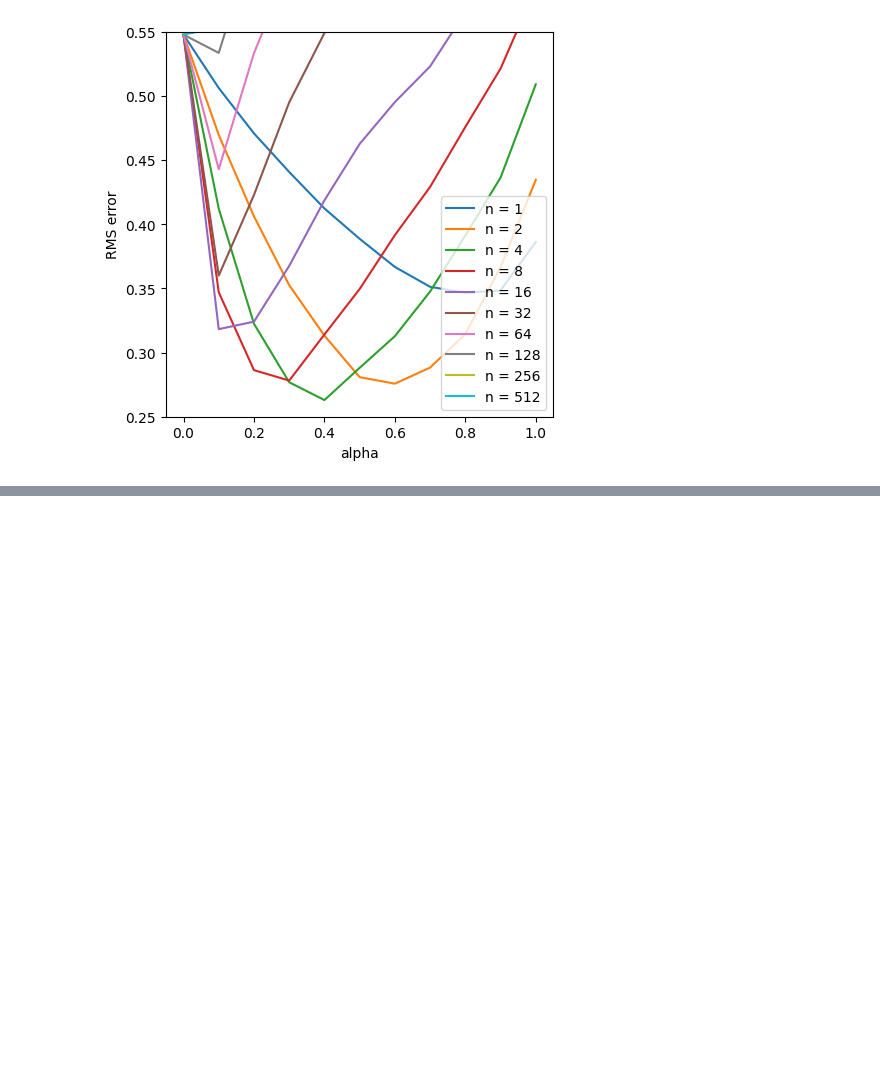
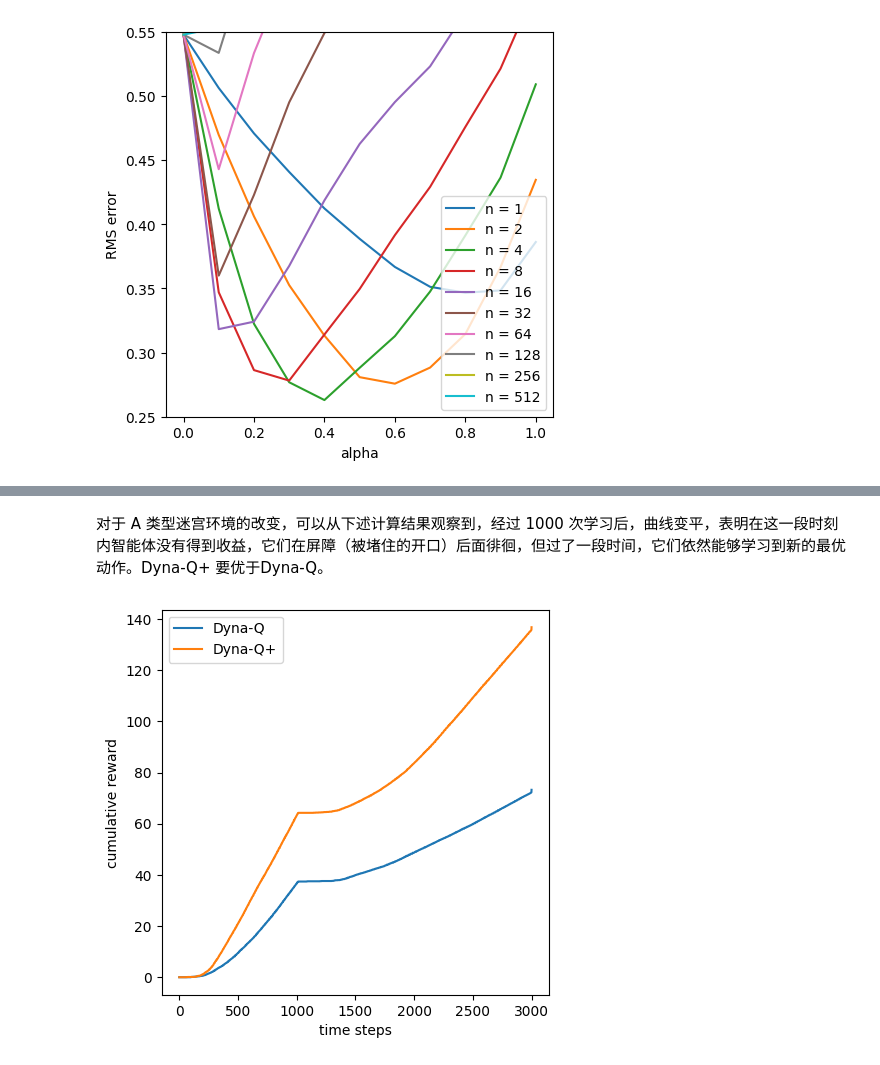
Before and after one commit to richieBao/USDA_special_study, a Jupyter notebook: code/3.9-强化学习.ipynb, the cells around one changed output, grey strips where cells are left out. Cells and saved outputs as stored; diff of their text form; code cells hidden in the pictures; blank space fills up the shorter version.

```diff
--- a/code/3.9-强化学习.ipynb
+++ b/code/3.9-强化学习.ipynb
@@ -1496,0 +1605,6 @@ b
+# %% [markdown]
+对于 A 类型迷宫环境的改变，可以从下述计算结果观察到，经过 1000 次学习后，曲线变平，表明在这一段时刻内智能体没有得到收益，它们在屏障（被堵住的开口）后面徘徊，但过了一段时间，它们依然能够学习到新的最优动作。Dyna-Q+ 要优于Dyna-Q。
+# %%
+chapter08.figure_8_4()
+# %% [output]
+[figure, added]
```
Also changed, not shown: parts of 39 cells of this notebook, 11 other files.
